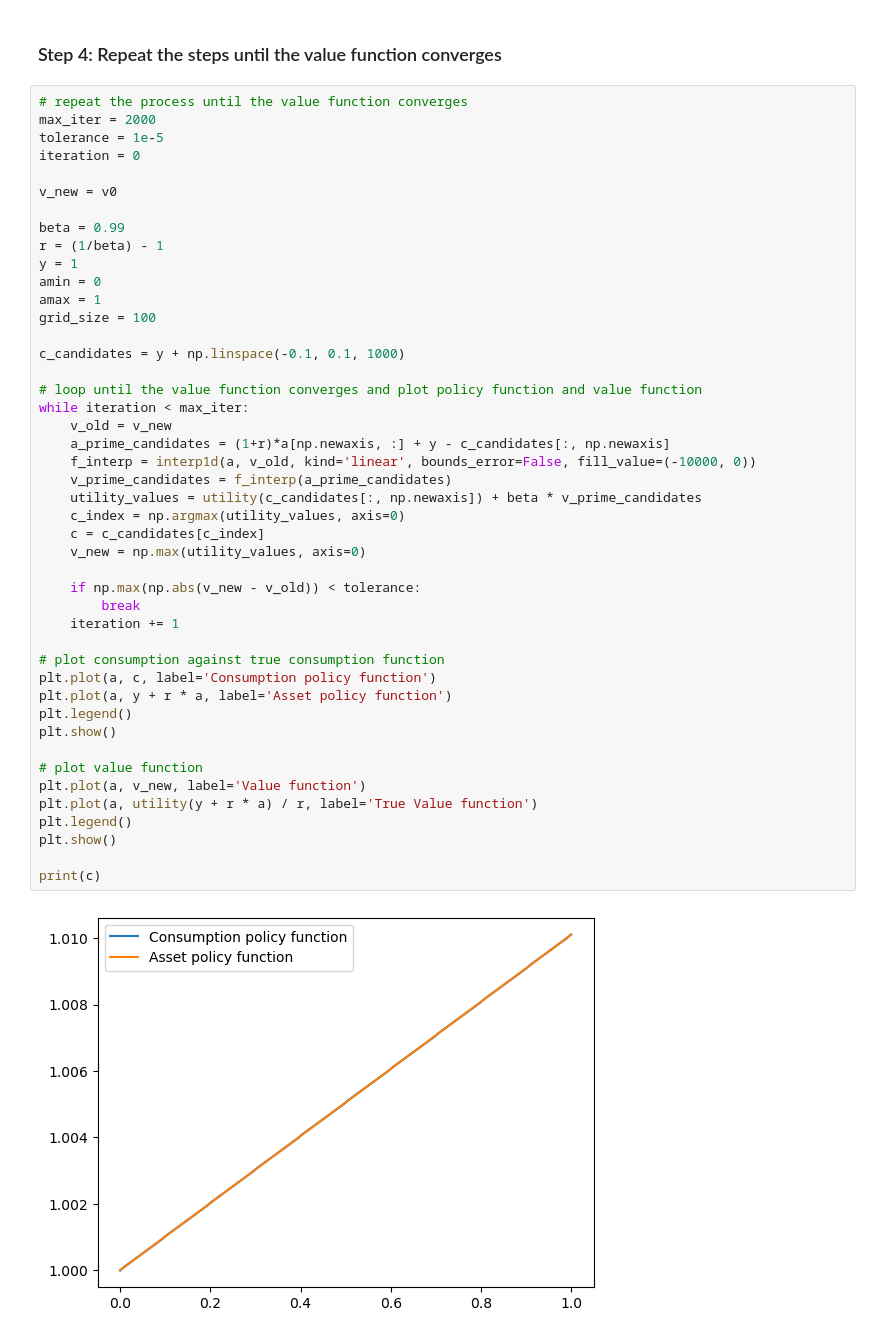
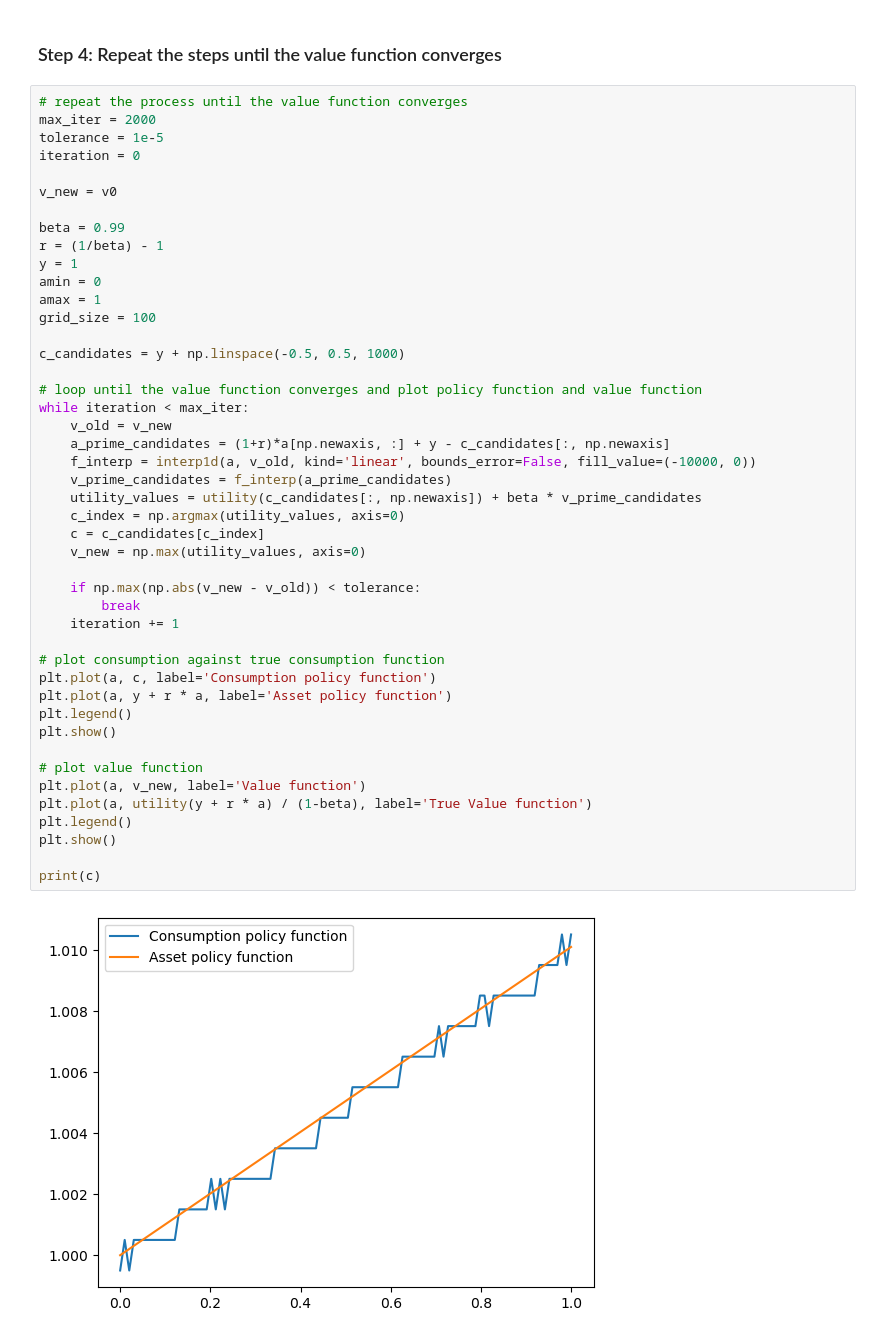
Before and after one commit to johanneswieland/281-Computational, a Jupyter notebook: Introduction/dynamicprogramming.ipynb, the cells around one changed output. Drawn from its saved outputs; the diff is of its cells as text.

```diff
--- a/Introduction/dynamicprogramming.ipynb
+++ b/Introduction/dynamicprogramming.ipynb
@@ -272,35 +272,35 @@ amin = 0
 amax = 1
 grid_size = 100
 
-c_candidates = y + np.linspace(-0.1, 0.1, 1000)
+c_candidates = y + np.linspace(-0.5, 0.5, 1000)
 
 # loop until the value function converges and plot policy function and value function
 while iteration < max_iter:
     v_old = v_new
     a_prime_candidates = (1+r)*a[np.newaxis, :] + y - c_candidates[:, np.newaxis]
     f_interp = interp1d(a, v_old, kind='linear', bounds_error=False, fill_value=(-10000, 0))
     v_prime_candidates = f_interp(a_prime_candidates)
     utility_values = utility(c_candidates[:, np.newaxis]) + beta * v_prime_candidates
     c_index = np.argmax(utility_values, axis=0)
     c = c_candidates[c_index]
     v_new = np.max(utility_values, axis=0)
 
     if np.max(np.abs(v_new - v_old)) < tolerance:
         break
     iteration += 1
 
 # plot consumption against true consumption function
 plt.plot(a, c, label='Consumption policy function')
 plt.plot(a, y + r * a, label='Asset policy function')
 plt.legend()
 plt.show()
 
 # plot value function
 plt.plot(a, v_new, label='Value function')
-plt.plot(a, utility(y + r * a) / r, label='True Value function')
+plt.plot(a, utility(y + r * a) / (1-beta), label='True Value function')
 plt.legend()
 plt.show()
 
 print(c)
 # %% [output]
-[figure, old version]
+[figure, new version]
```
Also changed, not shown: parts of 1 cell of this notebook.
